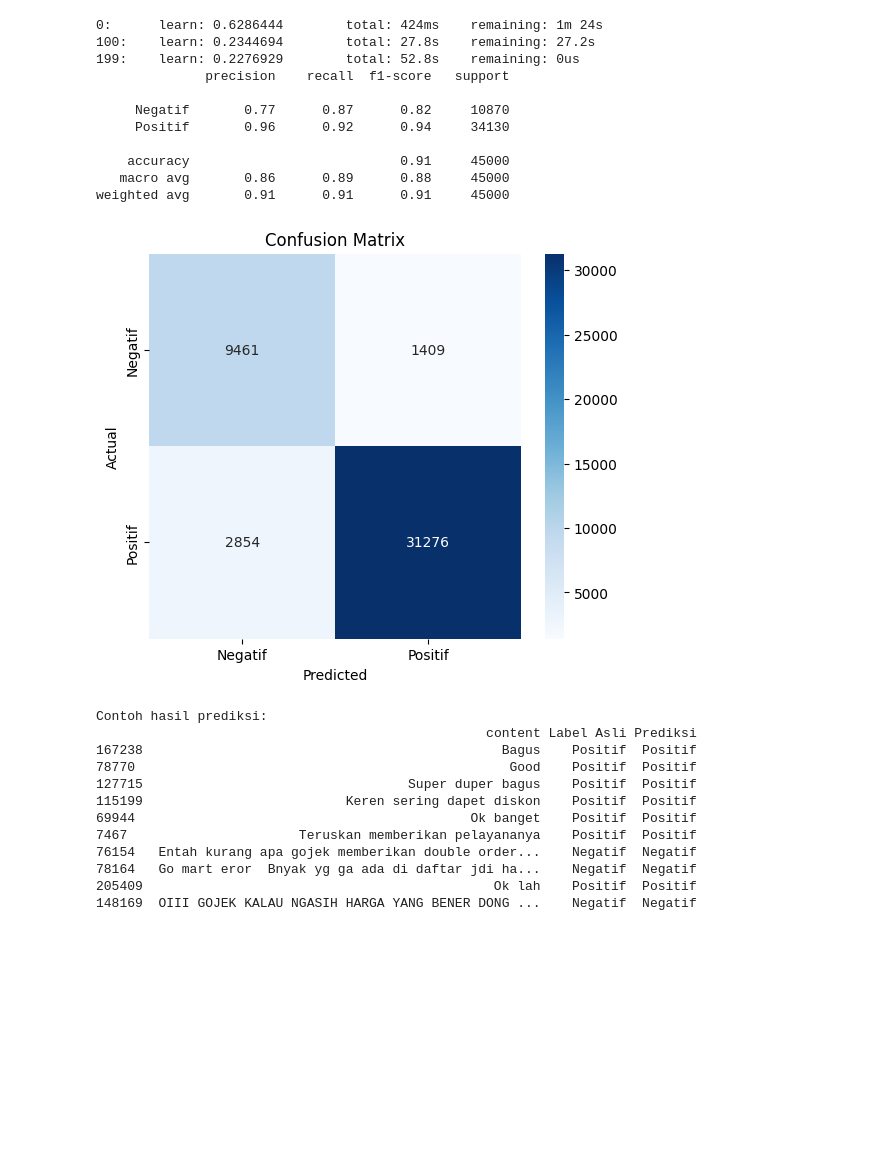
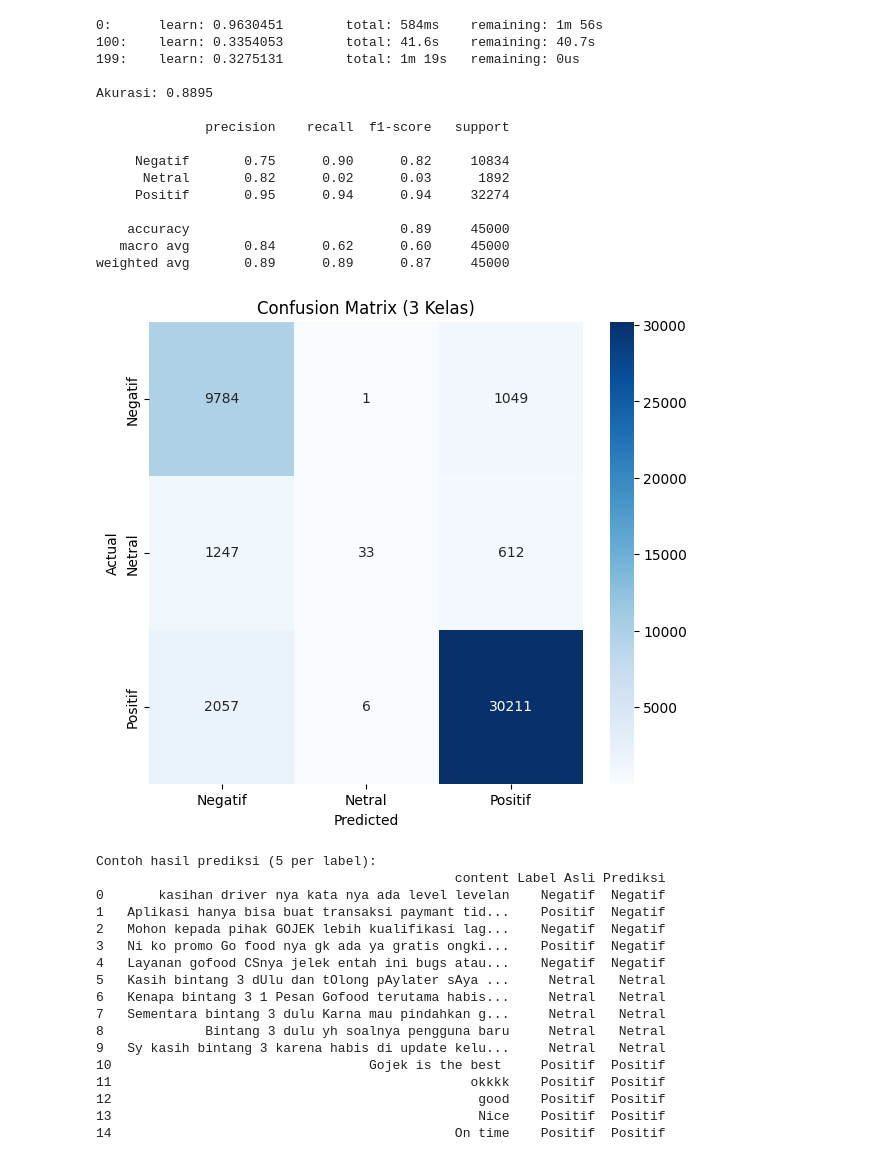
Before and after one commit to revoulk/klasifikasi-analisis-sentimen-aplikasi-gojek, a Jupyter notebook: CatboostClassification.ipynb, the cells around one changed output. Drawn from its saved outputs; the diff is of its cells as text; code cells hidden in the pictures; blank space fills up the shorter version.

```diff
--- a/CatboostClassification.ipynb
+++ b/CatboostClassification.ipynb
@@ -17,6 +16,8 @@ df = df[['content', 'score']].dropna()
 def map_score(score):
     if score <= 2:
         return "Negatif"
+    elif score == 3:
+        return "Netral"
     else:
         return "Positif"
 
@@ -27,7 +28,7 @@ X = df[['content']]
 y = df['label']
 
 # Split data 80% data latih, 20% data uji
-X_latih, X_tes, y_latih, y_tes = train_test_split(X, y, test_size=0.2, random_state=42)
+X_latih, X_tes, y_latih, y_tes = train_test_split(X, y, test_size=0.2, random_state=42, stratify=y)
 
 # Inisialisasi model
 model = CatBoostClassifier(
@@ -46,53 +47,67 @@ model.fit(X_latih, y_latih, text_features=['content'])
 y_prediksi = model.predict(X_tes)
 
 # Evaluasi
+print(f"\nAkurasi: {accuracy_score(y_tes, y_prediksi):.4f}\n")
 print(classification_report(y_tes, y_prediksi))
 # %% [output]
-0:      learn: 0.6286444        total: 424ms    remaining: 1m 24s
-100:    learn: 0.2344694        total: 27.8s    remaining: 27.2s
-199:    learn: 0.2276929        total: 52.8s    remaining: 0us
+0:      learn: 0.9630451        total: 584ms    remaining: 1m 56s
+100:    learn: 0.3354053        total: 41.6s    remaining: 40.7s
+199:    learn: 0.3275131        total: 1m 19s   remaining: 0us
+
+Akurasi: 0.8895
+
               precision    recall  f1-score   support
 
-     Negatif       0.77      0.87      0.82     10870
-     Positif       0.96      0.92      0.94     34130
+     Negatif       0.75      0.90      0.82     10834
+      Netral       0.82      0.02      0.03      1892
+     Positif       0.95      0.94      0.94     32274
 
-    accuracy                           0.91     45000
-   macro avg       0.86      0.89      0.88     45000
-weighted avg       0.91      0.91      0.91     45000
+    accuracy                           0.89     45000
+   macro avg       0.84      0.62      0.60     45000
+weighted avg       0.89      0.89      0.87     45000
 # %%
 # Confusion matrix
-cm = confusion_matrix(y_tes, y_prediksi, labels=["Negatif", "Positif"])
+labels_kelas = ["Negatif", "Netral", "Positif"]
+cm = confusion_matrix(y_tes, y_prediksi, labels=labels_kelas)
 
 # Visualisasi
-plt.figure(figsize=(6,5))
+plt.figure(figsize=(7, 6))
 sns.heatmap(cm, annot=True, fmt='d', cmap='Blues',
-            xticklabels=["Negatif", "Positif"],
-            yticklabels=["Negatif", "Positif"])
+            xticklabels=labels_kelas,
+            yticklabels=labels_kelas)
 plt.xlabel('Predicted')
 plt.ylabel('Actual')
-plt.title('Confusion Matrix')
+plt.title('Confusion Matrix (3 Kelas)')
 plt.show()
 # %% [output]
-[figure, old version]
+[figure, new version]
 # %%
-# Tampilkan 10 contoh ulasan dari data uji
+# Tampilkan contoh ulasan dari data uji
 df_hasil = X_tes.copy()
 df_hasil['Label Asli'] = y_tes.values
 df_hasil['Prediksi'] = y_prediksi.ravel()
 
-# Tampilkan 10 sampel
-print("\nContoh hasil prediksi:")
-print(df_hasil.sample(10, random_state=42))
+# Ambil 5 sampel dari setiap label hasil prediksi
+contoh_per_label = df_hasil.groupby('Prediksi').apply(lambda x: x.sample(5, random_state=42)).reset_index(drop=True)
+
+# Tampilkan
+print("\nContoh hasil prediksi (5 per label):")
+print(contoh_per_label)
 # %% [output]
-Contoh hasil prediksi:
-                                                  content Label Asli Prediksi
-167238                                              Bagus    Positif  Positif
-78770                                                Good    Positif  Positif
-127715                                  Super duper bagus    Positif  Positif
-115199                          Keren sering dapet diskon    Positif  Positif
-69944                                           Ok banget    Positif  Positif
-7467                      Teruskan memberikan pelayananya    Positif  Positif
-76154   Entah kurang apa gojek memberikan double order...    Negatif  Negatif
-78164   Go mart eror  Bnyak yg ga ada di daftar jdi ha...    Negatif  Negatif
-205409                                             Ok lah    Positif  Positif
-148169  OIII GOJEK KALAU NGASIH HARGA YANG BENER DONG ...    Negatif  Negatif
+Contoh hasil prediksi (5 per label):
+                                              content Label Asli Prediksi
+0       kasihan driver nya kata nya ada level levelan    Negatif  Negatif
+1   Aplikasi hanya bisa buat transaksi paymant tid...    Positif  Negatif
+2   Mohon kepada pihak GOJEK lebih kualifikasi lag...    Negatif  Negatif
+3   Ni ko promo Go food nya gk ada ya gratis ongki...    Positif  Negatif
+4   Layanan gofood CSnya jelek entah ini bugs atau...    Negatif  Negatif
+5   Kasih bintang 3 dUlu dan tOlong pAylater sAya ...     Netral   Netral
+6   Kenapa bintang 3 1 Pesan Gofood terutama habis...     Netral   Netral
+7   Sementara bintang 3 dulu Karna mau pindahkan g...     Netral   Netral
+8             Bintang 3 dulu yh soalnya pengguna baru     Netral   Netral
+9   Sy kasih bintang 3 karena habis di update kelu...     Netral   Netral
+10                                 Gojek is the best     Positif  Positif
+11                                              okkkk    Positif  Positif
+12                                               good    Positif  Positif
+13                                               Nice    Positif  Positif
+14                                            On time    Positif  Positif
```
Also changed, not shown: parts of 2 cells of this notebook, 4 other files.
